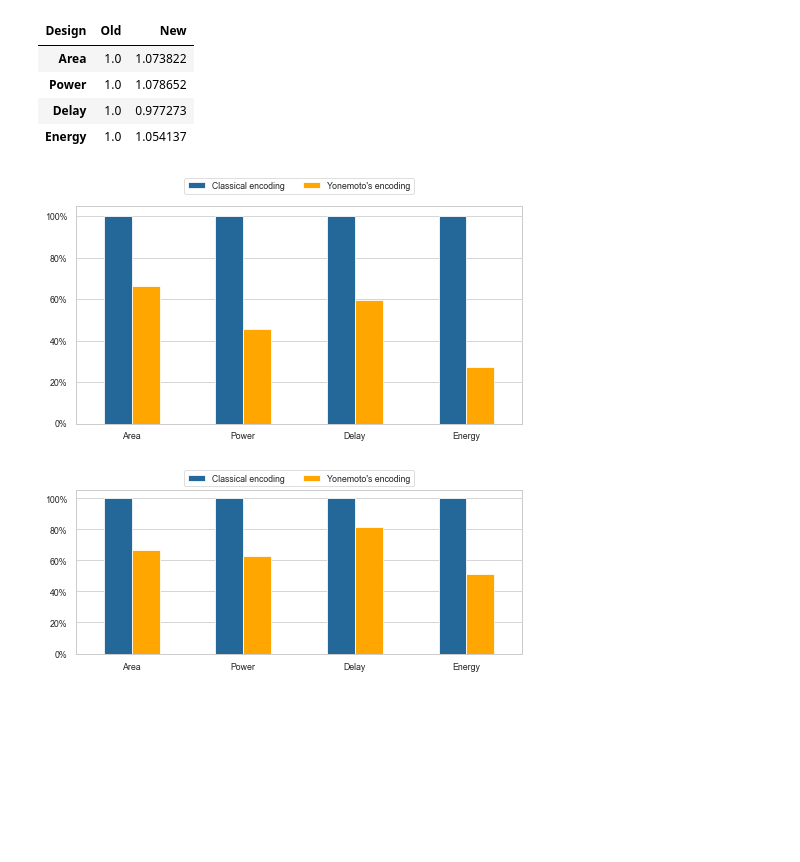
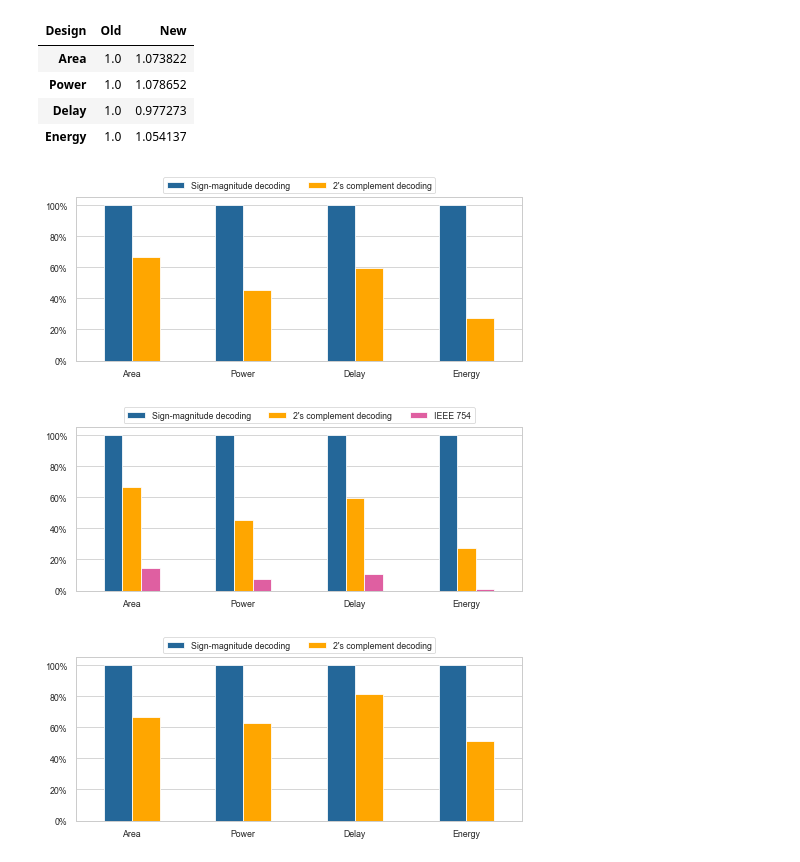
Before and after one commit to RaulMurillo/CoNGA_22, a Jupyter notebook: plot_graphs.ipynb, the cells around one changed output. Drawn from its saved outputs; the diff is of its cells as text; code cells hidden in the pictures; blank space fills up the shorter version.

Commit message:
Updated graphs

```diff
--- a/plot_graphs.ipynb
+++ b/plot_graphs.ipynb
@@ -357,7 +515,7 @@ plt.show()
 # %% [markdown]
 ## Single component comparison
 # %%
-my_color_palette = ["#246799", "#ffa600"]
+my_color_palette = ["#246799", "#ffa600", "#df5fa1"]
 # %%
 components_df = pd.read_json("Misc/synopsys_results.json")
 components_df.head()
@@ -375,10 +533,11 @@ adder_df = components_df[components_df["Component"]=="Adder"].groupby(["Design"]
 multiplier_df = components_df[components_df["Component"]=="Multiplier"].groupby(["Design"], sort=False).sum().T
 # %%
 # Normalize results with respect Old decoding format
-designs = ["New", "Old"]
-for d in designs:
+# designs = ["New", "Old"]
+for d in ["IEEE", "New", "Old"]:
     decoder_df[d] /= decoder_df["Old"]
     encoder_df[d] /= encoder_df["Old"]
+for d in ["New", "Old"]:
     adder_df[d] /= adder_df["Old"]
     multiplier_df[d] /= multiplier_df["Old"]
 # %%
@@ -414,28 +573,49 @@ multiplier_df
 | Delay | 1.0 | 0.977273 |
 | Energy | 1.0 | 1.054137 |
 # %%
-ax = decoder_df.plot.bar(
+ax = decoder_df.drop("IEEE", 1).plot.bar(
                  rot = 0,
                 #  ylabel="Relative resource utilization",
                  color=my_color_palette,
                  figsize=(8,3),
                 #  title="Decoder component"
 )
 
 ax.yaxis.set_major_formatter(mtick.PercentFormatter(1.0))
 # plt.legend(loc = 'center right',bbox_to_anchor=(1.2, 0.5))
-plt.legend(["Classical encoding", "Yonemoto's encoding"],
+plt.legend(["Sign-magnitude decoding", "2's complement decoding"],
            loc = 'upper center',
            ncol=2,
            bbox_to_anchor=(0.5, 1.15)
            )
 plt.grid(False, axis="x")
 plt.savefig("figs/decoder_cmp.pdf", bbox_inches="tight")
 plt.show()
 # %% [output]
-[figure, old version]
+[figure, new version]
+# %%
+ax = decoder_df.plot.bar(
+                 rot = 0,
+                #  ylabel="Relative resource utilization",
+                 color=my_color_palette,
+                 figsize=(8,3),
+                #  title="Decoder component"
+)
+
+ax.yaxis.set_major_formatter(mtick.PercentFormatter(1.0))
+# plt.legend(loc = 'center right',bbox_to_anchor=(1.2, 0.5))
+plt.legend(["Sign-magnitude decoding", "2's complement decoding", "IEEE 754"],
+           loc = 'upper center',
+           ncol=3,
+           bbox_to_anchor=(0.5, 1.15)
+           )
+plt.grid(False, axis="x")
+plt.savefig("figs/decoder_IEEE_cmp.png", bbox_inches="tight", dpi=200)
+plt.show()
+# %% [output]
+[figure, added]
 # %%
-ax = encoder_df.plot.bar(
+ax = encoder_df.drop("IEEE", 1).plot.bar(
                  rot = 0,
                 #  ylabel="Relative resource utilization",
                  color=my_color_palette,
@@ -445,14 +625,13 @@ ax = encoder_df.plot.bar(
 
 ax.yaxis.set_major_formatter(mtick.PercentFormatter(1.0))
 # plt.legend(loc = 'center right',bbox_to_anchor=(1.2, 0.5))
-plt.legend(["Classical encoding", "Yonemoto's encoding"],
+plt.legend(["Sign-magnitude decoding", "2's complement decoding"],
            loc = 'upper center',
            ncol=2,
            bbox_to_anchor=(0.5, 1.15)
            )
 plt.grid(False, axis="x")
 plt.savefig("figs/encoder_cmp.pdf", bbox_inches="tight")
-plt.grid(False, axis="x")
 plt.show()
 # %% [output]
-[figure, old version]
+[figure, new version]
```
Also changed, not shown: parts of 8 cells of this notebook, 11 other files.
